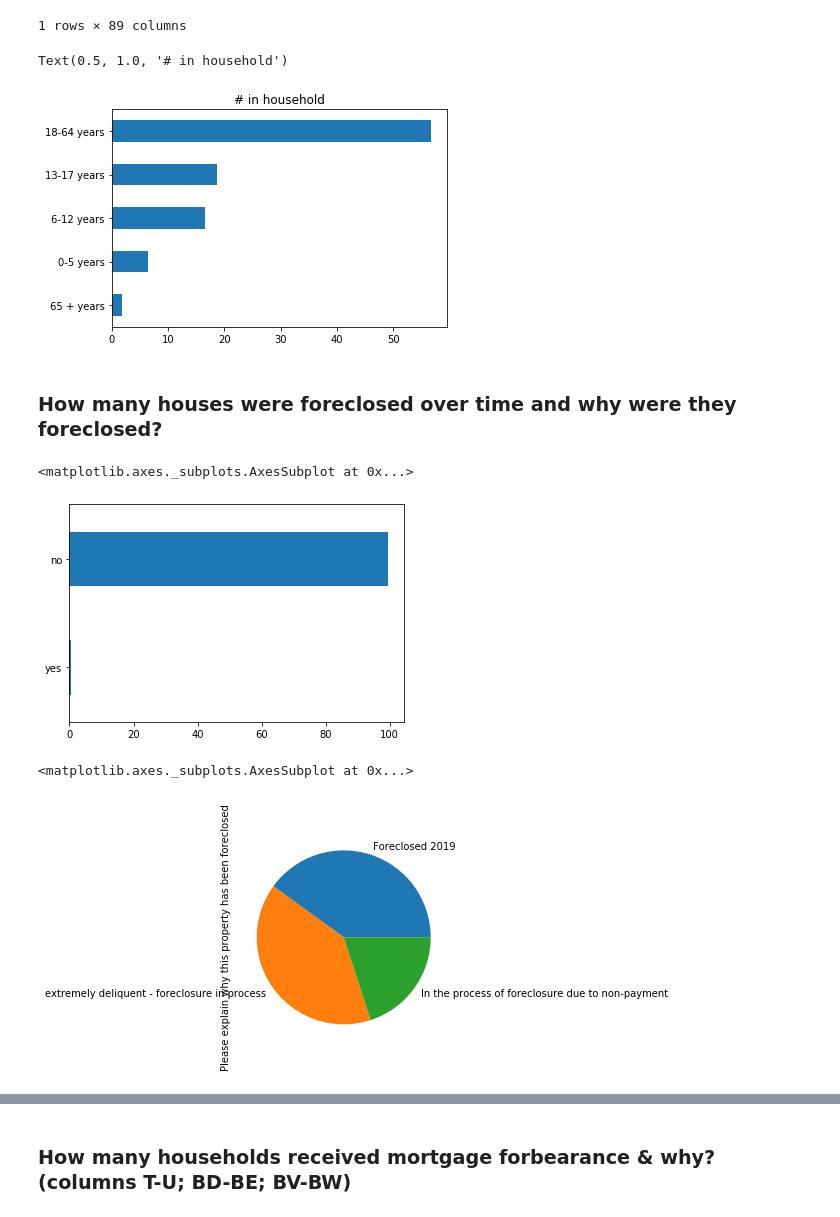
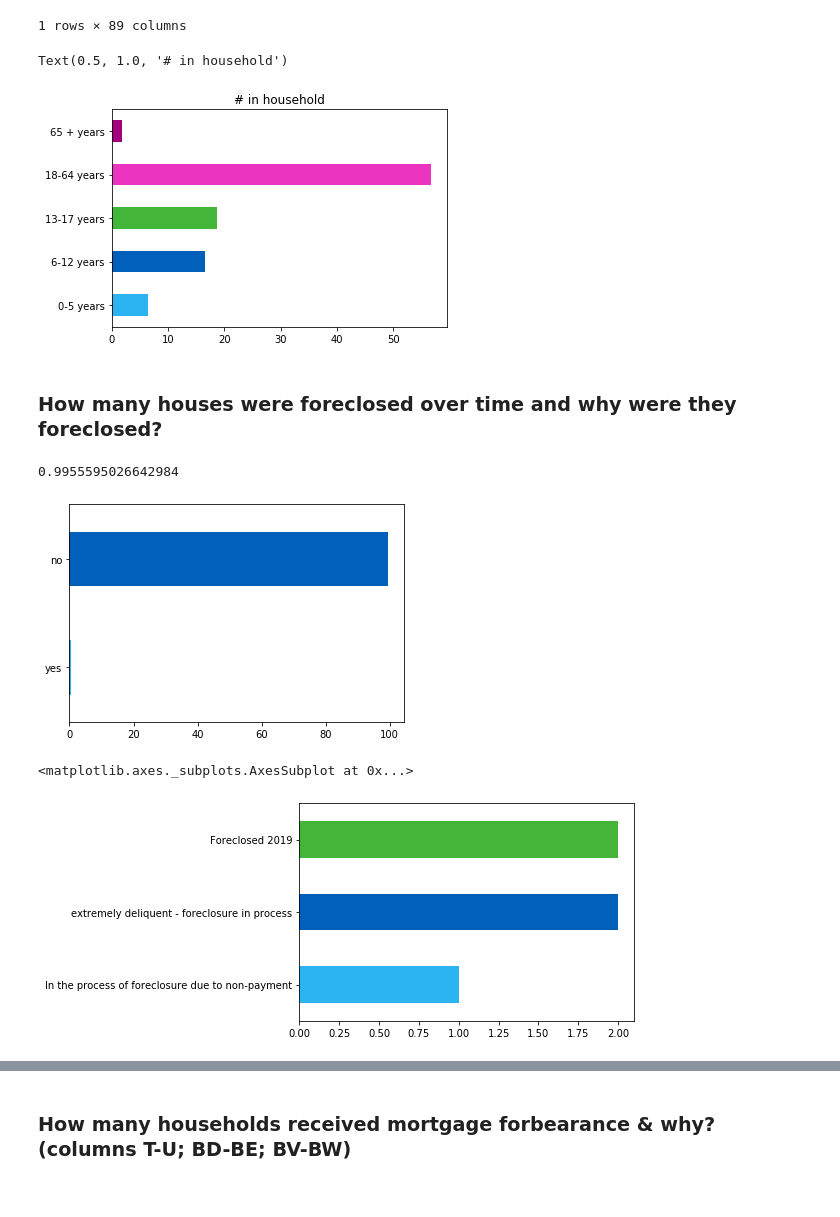
Before and after one commit to leahmealey/Mortgage-Relief-Infographic, a Jupyter notebook: Jake's Version of Mortgage Data.ipynb, the cells around one changed output, grey strips where cells are left out. Saved outputs shown, nothing was run; the diff lists cells and outputs as text; code cells hidden in the pictures.

Commit message:
added percentages / removed some graphs

```diff
--- a/Jake's Version of Mortgage Data.ipynb
+++ b/Jake's Version of Mortgage Data.ipynb
@@ -24,37 +24,37 @@ ages = ages.rename(columns = {"# in household 0-5 years": "0-5 years", "# in hou
 ages = ages.astype(int)
 ages = ages.sum(axis = 0)
 ages = ages / sum(ages) * 100
-ages = ages.sort_values()
-ages.plot.barh()
+ages.plot.barh(color=['#2CB3F2', '#0060BA', '#43B538', '#EB34C0', '#A3007E', '#FF6E0D'])
 plt.title("# in household")
 # %% [output]
 Text(0.5, 1.0, '# in household')
-[figure, old version]
+[figure, new version]
 # %% [markdown]
 ### How many houses were foreclosed over time and why were they foreclosed?
 # %%
 foreclosures = mortgagerelief["Has this property been foreclosed?"].str.lower().str.strip()
 foreclosures = foreclosures.fillna("no") #na = didn't foreclose
 
-foreclosures = foreclosures.value_counts().sort_values() #note: 1121 no, 5 yes
-foreclosures = foreclosures / sum(foreclosures) * 100
-foreclosures.plot.barh()
+foreclosures = foreclosures.value_counts().sort_values() #note: 1121 no, 5 yes, 99.6% non-foreclosure rate :)
+#foreclosures = foreclosures / sum(foreclosures) * 100
+#foreclosures.plot.barh(color=['#2CB3F2', '#0060BA', '#43B538', '#EB34C0', '#A3007E', '#FF6E0D']);
 # %% [output]
-<matplotlib.axes._subplots.AxesSubplot at 0x...>
+0.9955595026642984
 [figure]
 # %%
 #reason
 foreclosures = mortgagerelief["Has this property been foreclosed?"].str.lower().str.strip()
 foreclosures = foreclosures.fillna("no") #na = didn't foreclose
 
 foreclosureIndices = foreclosures[foreclosures=="yes"].index #get the indices of foreclosures
 foreclosureReasons = mortgagerelief["Please explain why this property has been foreclosed"]
 foreclosureReasons = foreclosureReasons.loc[[index for index in foreclosureIndices]] #isolate just the rows where foreclosed was "yes"
-foreclosureReasons = foreclosureReasons.value_counts()
-foreclosureReasons.plot.pie()
+foreclosureReasons = foreclosureReasons.value_counts().sort_values()
+foreclosureReasons.plot.barh(color=['#2CB3F2', '#0060BA', '#43B538', '#EB34C0', '#A3007E', '#FF6E0D'])
+#edit: don't need this graph bcuz only 5 responses and no descriptive reasons
 # %% [output]
 <matplotlib.axes._subplots.AxesSubplot at 0x...>
-[figure, old version]
+[figure, new version]
 # %%
 #6 month report
 foreclosures = mortgagerelief["6-month report \r\nHas this property been foreclosed?"].str.lower().str.strip()
```
Also changed, not shown: parts of 7 cells of this notebook.
